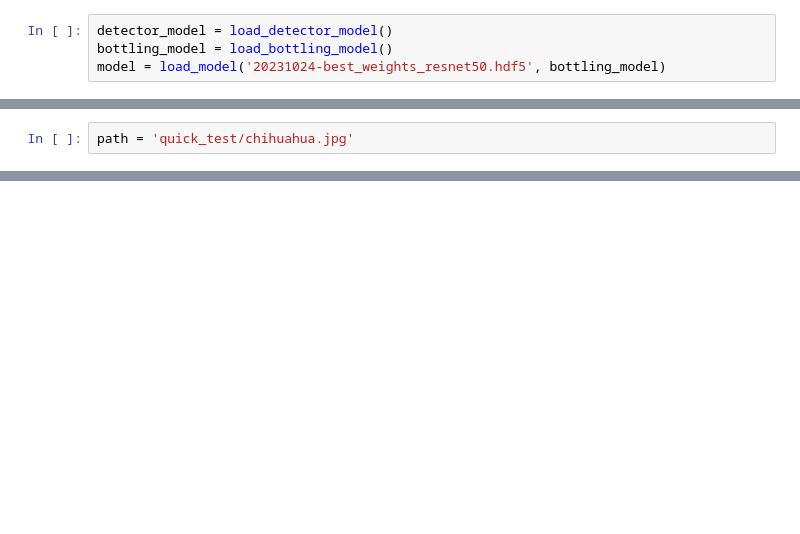
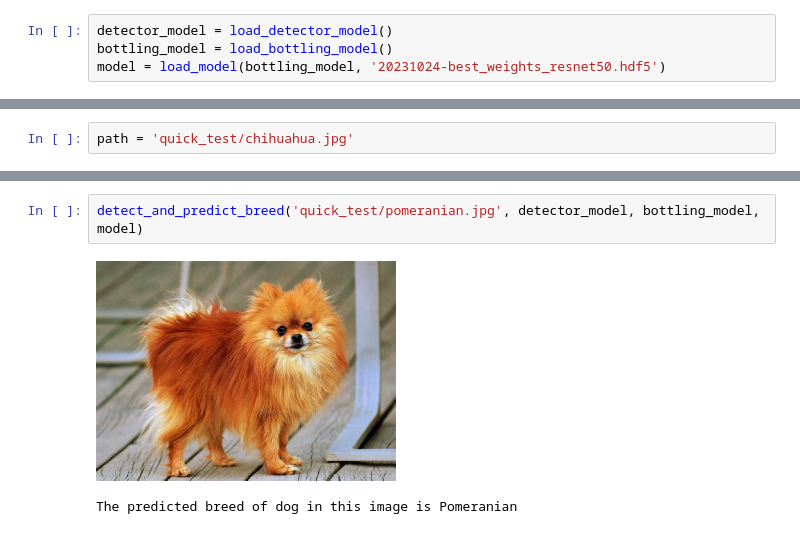
Before and after one commit to pranavbala3/Furtographer, a Jupyter notebook: quick_example.ipynb, the cells around one changed output, grey strips where cells are left out. Drawn from its saved outputs; the diff is of its cells as text; blank space fills up the shorter version.

Commit message:
update quick examples

```diff
--- a/quick_example.ipynb
+++ b/quick_example.ipynb
@@ -3,4 +9,4 @@ import globals
 # %%
 detector_model = load_detector_model()
 bottling_model = load_bottling_model()
-model = load_model('20231024-best_weights_resnet50.hdf5', bottling_model)
+model = load_model(bottling_model, '20231024-best_weights_resnet50.hdf5')
@@ -13,0 +27,5 @@ The predicted breed of dog in this image is Chihuahua
+# %%
+detect_and_predict_breed('quick_test/pomeranian.jpg', detector_model, bottling_model, model)
+# %% [output]
+[figure, added]
+The predicted breed of dog in this image is Pomeranian
```
Also changed, not shown: parts of 4 cells of this notebook.
